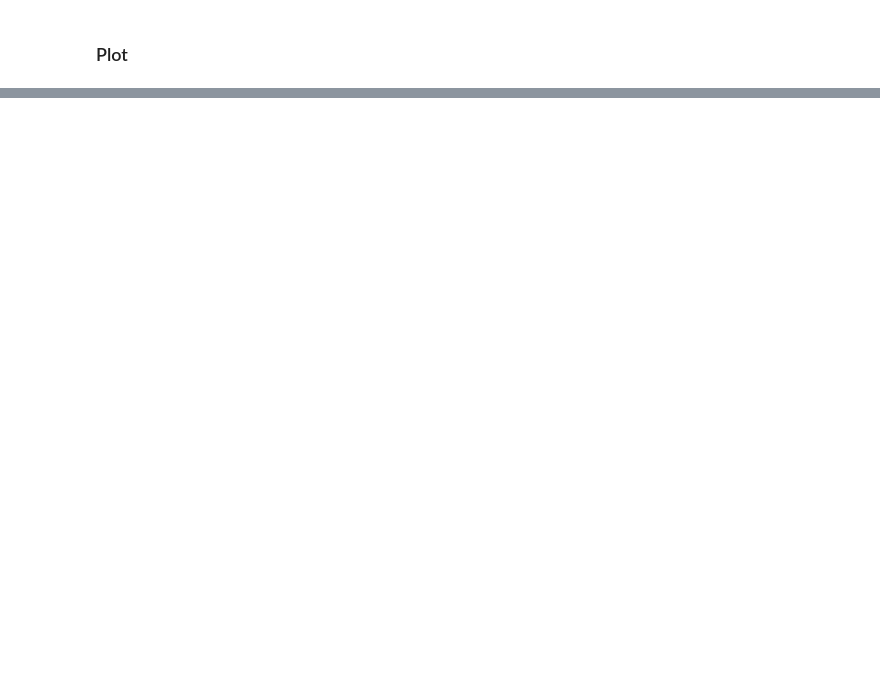
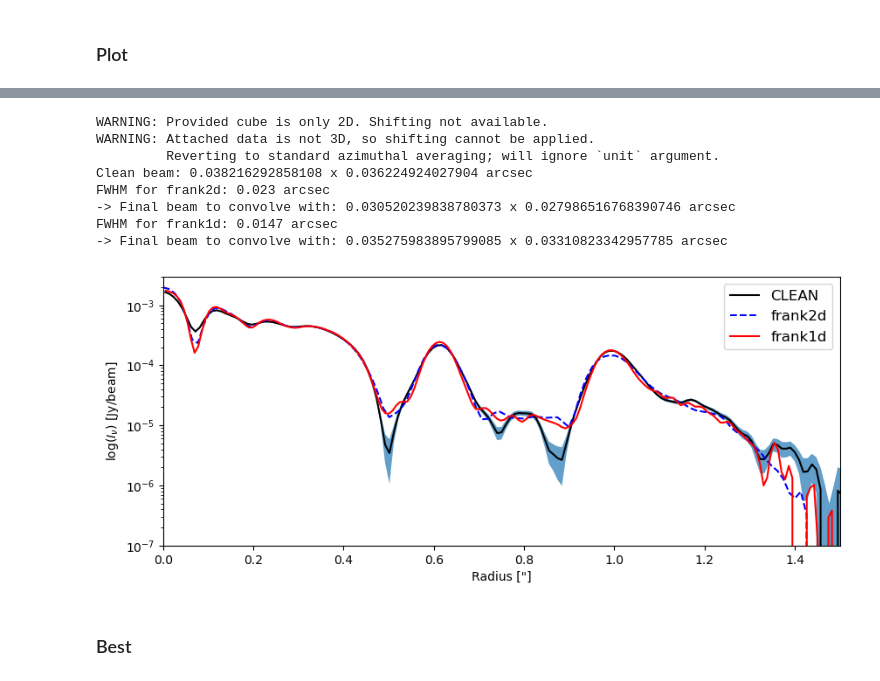
Before and after one commit to mariajmellado/frank2d, a Jupyter notebook: Notebooks/52_Test_Frank2D_CPU.ipynb, the cells around one changed output, grey strips where cells are left out. Cells and saved outputs as stored; diff of their text form; code cells hidden in the pictures; blank space fills up the shorter version.

```diff
--- a/Notebooks/52_Test_Frank2D_CPU.ipynb
+++ b/Notebooks/52_Test_Frank2D_CPU.ipynb
@@ -189,2 +166,20 @@ Performing 1D Frank fit...
 # %%
-Plot_AS209.intensity_profile(clean = True, fits_file = fits_1mm_AS209)
+Plot_.set_f1d_solution(sol_f1d)
+# %%
+Plot_.intensity_profile(
+    clean = True, frank1d = True,
+    resol_f2d = 0.023, resol_f1d = 0.0147,
+    x_lims = (0, 1.5), y_lims = (1e-7, 3e-3)
+    )
+# %% [output]
+WARNING: Provided cube is only 2D. Shifting not available.
+WARNING: Attached data is not 3D, so shifting cannot be applied.
+         Reverting to standard azimuthal averaging; will ignore `unit` argument.
+Clean beam: 0.038216292858108 x 0.036224924027904 arcsec
+FWHM for frank2d: 0.023 arcsec
+-> Final beam to convolve with: 0.030520239838780373 x 0.027986516768390746 arcsec
+FWHM for frank1d: 0.0147 arcsec
+-> Final beam to convolve with: 0.035275983895799085 x 0.03310823342957785 arcsec
+[figure, added]
+# %% [markdown]
+### Best
```
Also changed, not shown: parts of 25 cells of this notebook, 45 other files.
